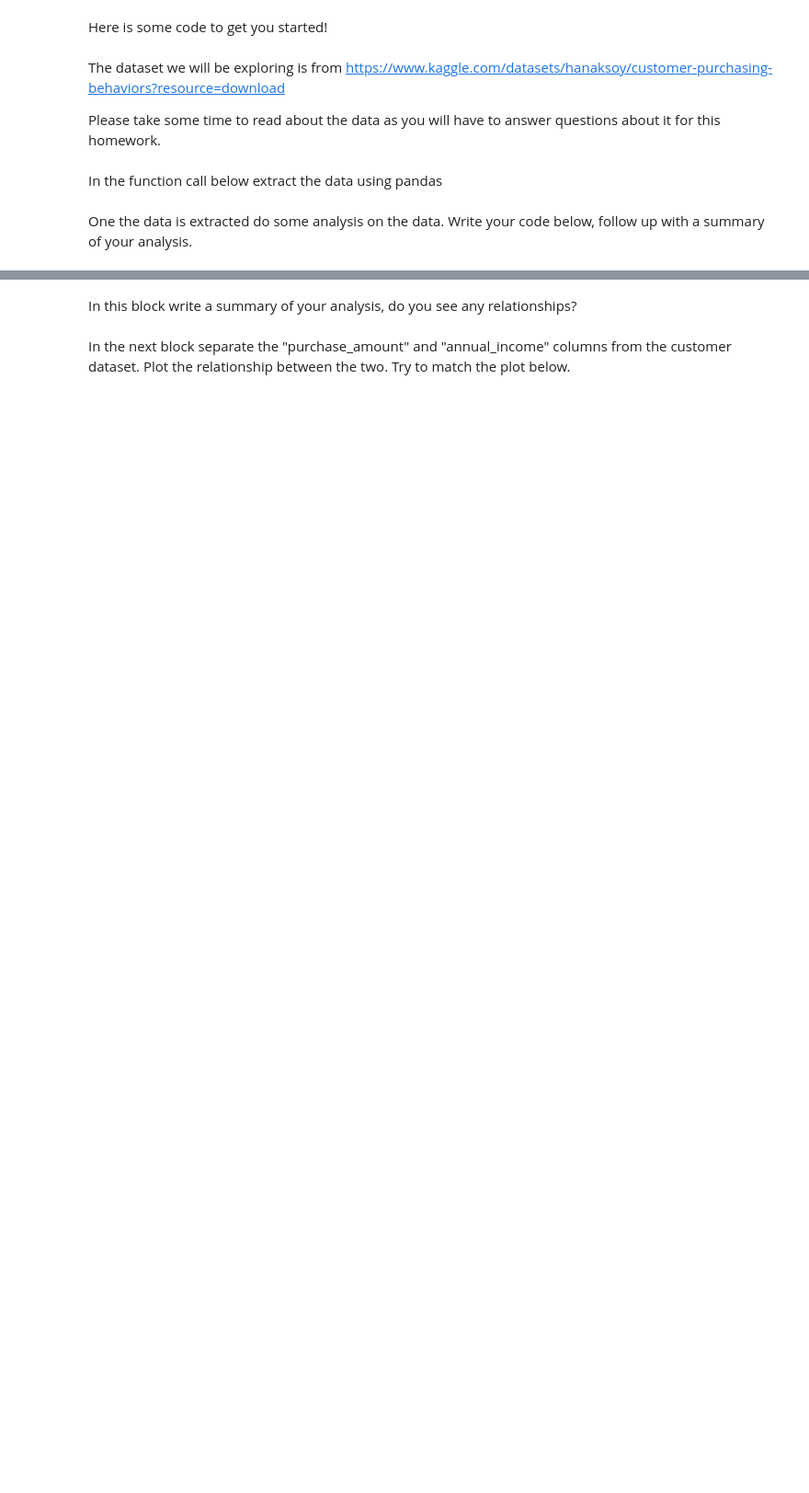
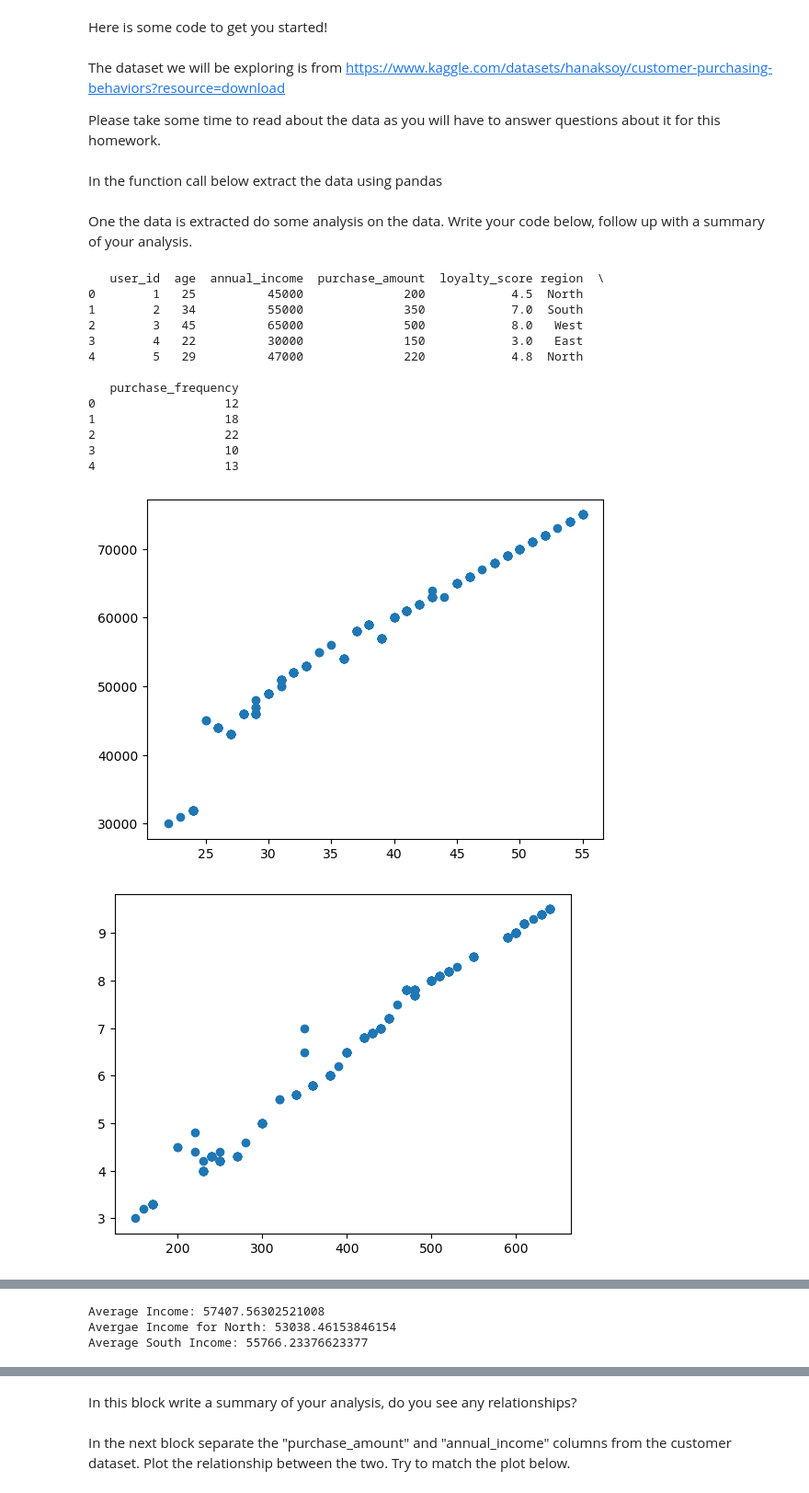
Before and after one commit to EverettTucker471/unit-3-linear-regression-hw-eftucker, a Jupyter notebook: unit_3_linear_regression_hw.ipynb, the cells around one changed output, grey strips where cells are left out. Shown: that part at 92% size. Saved outputs shown, nothing was run; the diff lists cells and outputs as text; code cells hidden in the pictures; blank space fills up the shorter version.

```diff
--- a/unit_3_linear_regression_hw.ipynb
+++ b/unit_3_linear_regression_hw.ipynb
@@ -38,7 +39,7 @@ def extract_customer_data():
 
     Return | extracted data from .csv
     '''
-    extracted_data = None
+    extracted_data = pd.read_csv("Customer Purchasing Behaviors\\Customer Purchasing Behaviors.csv")
     return extracted_data
 
 # This calls the function so you can use the dataset in the rest of your notebook
@@ -49,0 +49,42 @@ One the data is extracted do some analysis on the data. Write your code below, f
+# %%
+# This block is of you to do some analysis on the dataset - see rubric for grading guidelines
+
+# Initial look at the data
+print(customer_data_set.head())
+
+# It looks like there is a positive trend here
+plt.scatter(x=customer_data_set["age"], y=customer_data_set["annual_income"])
+plt.show()
+
+plt.clf()
+# There is also a positive linear relationship here
+plt.scatter(x=customer_data_set["purchase_amount"], y=customer_data_set["loyalty_score"])
+plt.show()
+
+plt.clf()
+# This relationship is also positive and linear
+plt.scatter(x=customer_data_set["age"], y=customer_data_set["purchase_frequency"])
+plt.show()
+
+average_income = np.mean(customer_data_set["annual_income"])
+print(f'Average Income: {average_income}')
+average_north_income = np.mean(customer_data_set.loc[customer_data_set["region"] == "North"]["annual_income"])
+print(f'Avergae Income for North: {average_north_income}')
+average_south_income = np.mean(customer_data_set.loc[customer_data_set["region"] == "South"]["annual_income"])
+print(f'Average South Income: {average_south_income}')
+# %% [output]
+   user_id  age  annual_income  purchase_amount  loyalty_score region  \
+0        1   25          45000              200            4.5  North
+1        2   34          55000              350            7.0  South
+2        3   45          65000              500            8.0   West
+3        4   22          30000              150            3.0   East
+4        5   29          47000              220            4.8  North
+
+   purchase_frequency
+0                  12
+1                  18
+2                  22
+3                  10
+4                  13
+[figure, added]
+[figure, added]
@@ -49,0 +92,3 @@ One the data is extracted do some analysis on the data. Write your code below, f
+Average Income: 57407.56302521008
+Avergae Income for North: 53038.46153846154
+Average South Income: 55766.23376623377
```
Also changed, not shown: parts of 8 cells of this notebook.
